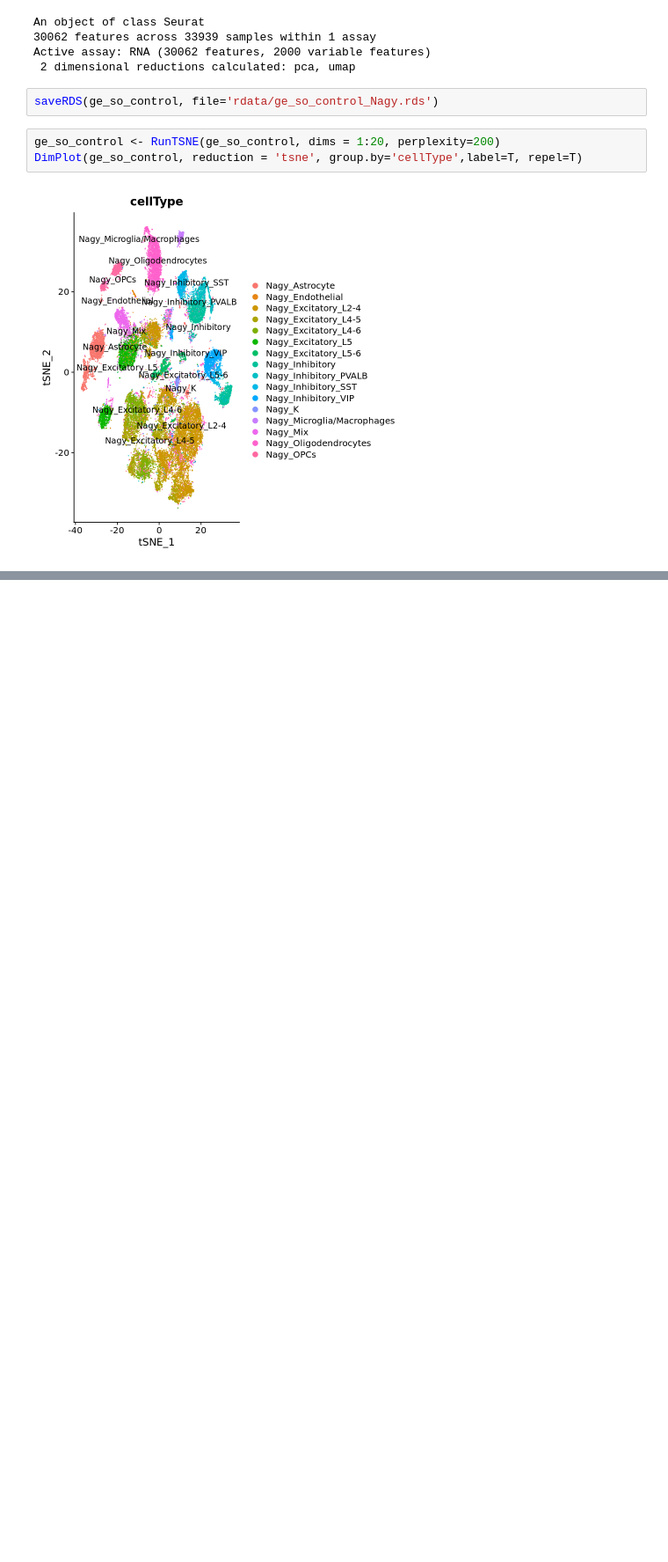
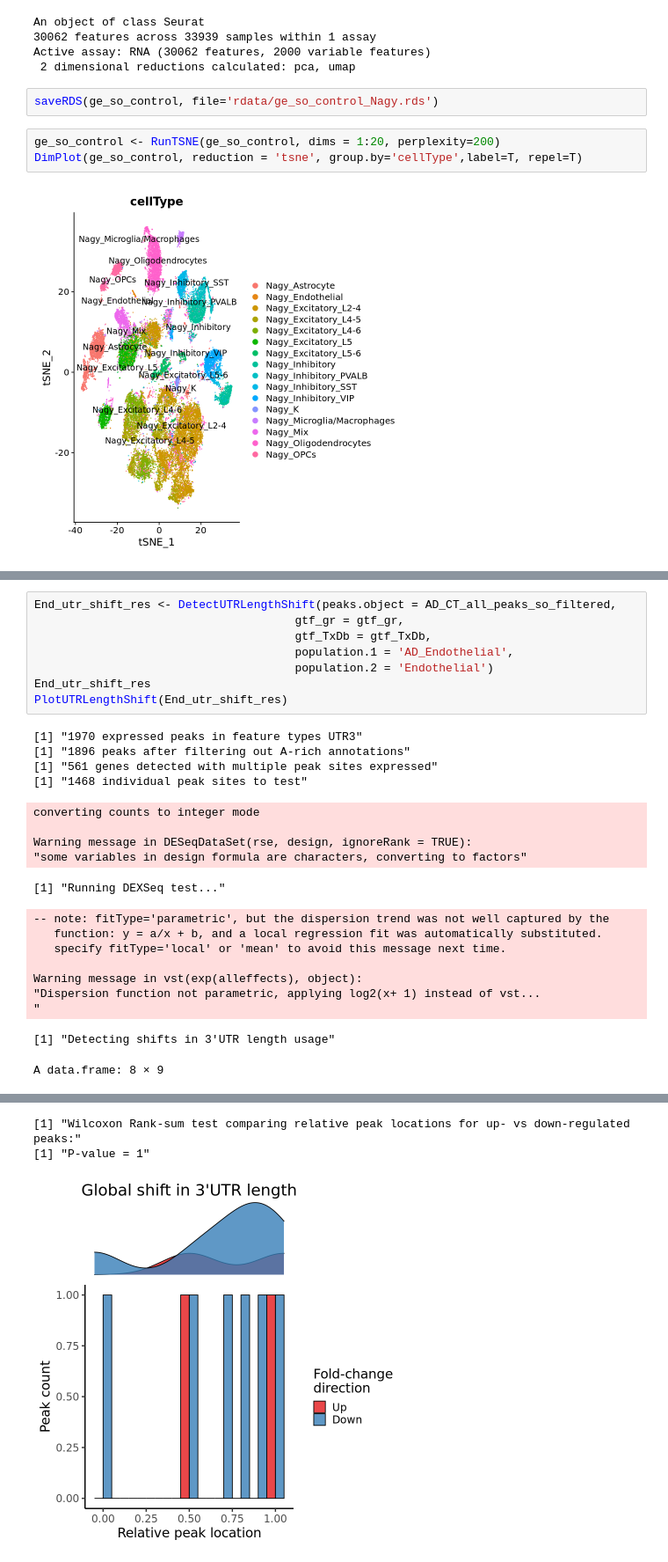
Before and after one commit to AidenSb/APA, a Jupyter notebook: Nagy_seurat_sierra.ipynb, the cells around one changed output, grey strips where cells are left out. Shown at 88% size. Cells and saved outputs as stored; diff of their text form; blank space fills up the shorter version.

```diff
--- a/Nagy_seurat_sierra.ipynb
+++ b/Nagy_seurat_sierra.ipynb
@@ -585,0 +895,27 @@ rownames(ge_so)[10]
+# %%
+End_utr_shift_res <- DetectUTRLengthShift(peaks.object = AD_CT_all_peaks_so_filtered,
+                                      gtf_gr = gtf_gr,
+                                      gtf_TxDb = gtf_TxDb,
+                                      population.1 = 'AD_Endothelial',
+                                      population.2 = 'Endothelial')
+End_utr_shift_res
+PlotUTRLengthShift(End_utr_shift_res)
+# %% [output]
+[1] "1970 expressed peaks in feature types UTR3"
+[1] "1896 peaks after filtering out A-rich annotations"
+[1] "561 genes detected with multiple peak sites expressed"
+[1] "1468 individual peak sites to test"
+converting counts to integer mode
+
+Warning message in DESeqDataSet(rse, design, ignoreRank = TRUE):
+"some variables in design formula are characters, converting to factors"
+[1] "Running DEXSeq test..."
+-- note: fitType='parametric', but the dispersion trend was not well captured by the
+   function: y = a/x + b, and a local regression fit was automatically substituted.
+   specify fitType='local' or 'mean' to avoid this message next time.
+
+Warning message in vst(exp(alleffects), object):
+"Dispersion function not parametric, applying log2(x+ 1) instead of vst...
+"
+[1] "Detecting shifts in 3'UTR length usage"
+A data.frame: 8 × 9
@@ -585,0 +934,3 @@ rownames(ge_so)[10]
+[1] "Wilcoxon Rank-sum test comparing relative peak locations for up- vs down-regulated peaks:"
+[1] "P-value = 1"
+[figure, added]
```
Also changed, not shown: parts of 46 cells of this notebook, 1 other file.
